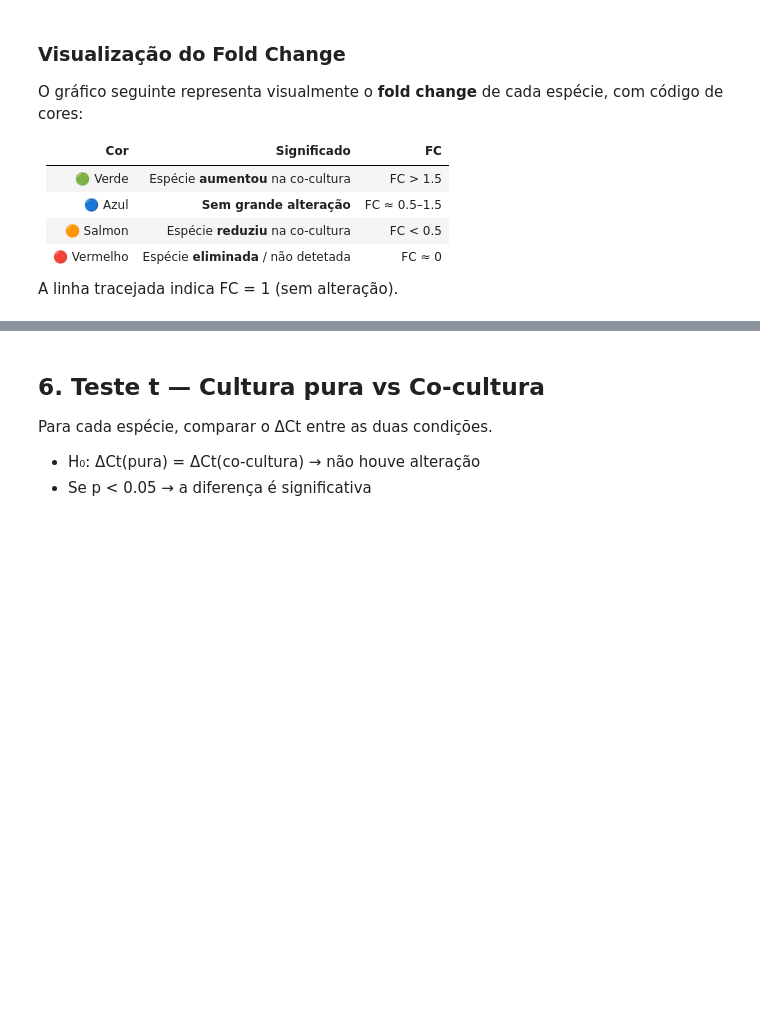
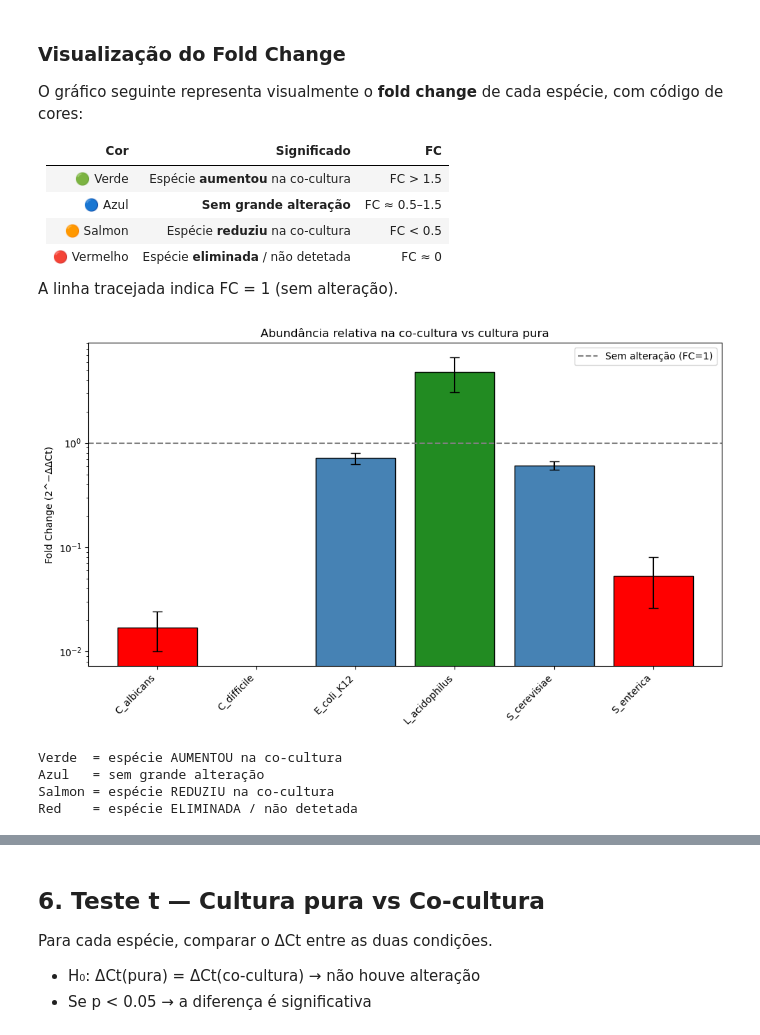
Before and after one commit to SaraBSalazar/courses, a Jupyter notebook: PALOP_2026/Aula_1_RT_PCR/Aula_1_RT_PCR_com_markdowns.ipynb, the cells around one changed output, grey strips where cells are left out. Drawn from its saved outputs; the diff is of its cells as text; code cells hidden in the pictures; blank space fills up the shorter version.

```diff
--- a/PALOP_2026/Aula_1_RT_PCR/Aula_1_RT_PCR_com_markdowns.ipynb
+++ b/PALOP_2026/Aula_1_RT_PCR/Aula_1_RT_PCR_com_markdowns.ipynb
@@ -667,0 +721,20 @@ df_co[['Primer', 'Replicate', 'delta_ct', 'delta_ct_pura', 'delta_delta_ct']].ro
+# %%
+# ─── Separar os dados por condicao
+
+# --- mono cultura
+pura = df_coculture[df_coculture['Condicao'] == 'Cultura_pura'] # filtra a dataframe para 'Cultura_pura'
+pura = pura.set_index(['Primer', 'Replicate'])['delta_ct']
+     # 1 Indexa (.set_index([])) por Primer + Replicate (importante para uniformizar o index)
+     # 2 - seleciona o valor de delta_ct
+print(pura.head(5))
+
+# --- co-cultura
+co = df_coculture[df_coculture['Condicao'] == 'Co-cultura'].set_index(['Primer', 'Replicate'])['delta_ct'] #igual para 'Co-cultura'
+#print(co.head(5))
+
+# ─── Juntar tudo por réplica
+df_results = pd.DataFrame({
+    'delta_pura': pura,
+    'delta_co': co
+})
+print(df_results)
@@ -667,0 +759,4 @@ df_co[['Primer', 'Replicate', 'delta_ct', 'delta_ct_pura', 'delta_delta_ct']].ro
+# %%
+# ─── ΔΔCt por réplica (efect of the co-culture - monoculture)
+df_results['delta_delta_ct'] = df_results['delta_co'] - df_results['delta_pura']
+print(df_results)
@@ -677,8 +793,9 @@ O fold change indica quanto a abundância mudou na co-cultura em relação à cu
 - FC **< 1** → espécie menos abundante na co-cultura
 - FC **≈ 0** → espécie eliminada/não detetada
 # %%
-# Calcular Fold Change
-df_co['fold_change'] = 2 ** (-df_co['delta_delta_ct'])
+# ─── Fold Change por réplica
+df_results['fold_change'] = 2 ** (-df_results['delta_delta_ct'])# cacula directamente na dataframe
 
-print("Fold Change = 2^(−ΔΔCt)\n")
-df_co[['Primer', 'Replicate', 'delta_delta_ct', 'fold_change']].round(3)
+
+print("\nResultados por réplica:")
+print(df_results)
@@ -685,8 +820,12 @@ df_co[['Primer', 'Replicate', 'delta_delta_ct', 'fold_change']].round(3)
 # %%
 # Resumo: média e SD do fold change por espécie
-fc_stats = df_co.groupby('Primer')['fold_change'].agg(['mean', 'std']).round(3)
-fc_stats.columns = ['FC_mean', 'FC_std']
-fc_stats = fc_stats.sort_values('FC_mean', ascending=False)
+# ─── SÓ NO FIM: agregar média e SD por espécie
+fc_stats = df_results.groupby('Primer').agg( # agrupar por estirpe
+    ddct_mean=('delta_delta_ct', 'mean'),
+    ddct_std=('delta_delta_ct', 'std'),
+    FC_mean=('fold_change', 'mean'),
+    FC_std=('fold_change', 'std')
+).round(3)
 
 print("Fold Change por espécie (co-cultura vs cultura pura):\n")
 print(fc_stats)
@@ -709,30 +859,37 @@ fig, ax = plt.subplots(figsize=(10, 6))
 
 especies = fc_stats.index.tolist()
 means = fc_stats['FC_mean'].values
 stds = fc_stats['FC_std'].values
 
 colors = []
 for m in means:
     if m > 1.5:
         colors.append('forestgreen')   # aumentou
     elif m < 0.1:
         colors.append('red')           # eliminado
     elif m < 0.5:
         colors.append('salmon')        # reduzido
     else:
         colors.append('steelblue')     # sem grande alteração
 
 ax.bar(especies, means, yerr=stds, capsize=5, color=colors, edgecolor='black')
+ax.set_yscale('log')
 ax.axhline(y=1, color='gray', linestyle='--', label='Sem alteração (FC=1)')
 ax.set_ylabel('Fold Change (2^−ΔΔCt)')
 ax.set_title('Abundância relativa na co-cultura vs cultura pura')
 ax.set_xticklabels(especies, rotation=45, ha='right')
 ax.legend()
 
 plt.tight_layout()
 plt.show()
 
 print("Verde  = espécie AUMENTOU na co-cultura")
 print("Azul   = sem grande alteração")
 print("Salmon = espécie REDUZIU na co-cultura")
 print("Red    = espécie ELIMINADA / não detetada")
+# %% [output]
+[figure, added]
+Verde  = espécie AUMENTOU na co-cultura
+Azul   = sem grande alteração
+Salmon = espécie REDUZIU na co-cultura
+Red    = espécie ELIMINADA / não detetada
```
Also changed, not shown: parts of 20 cells of this notebook.
